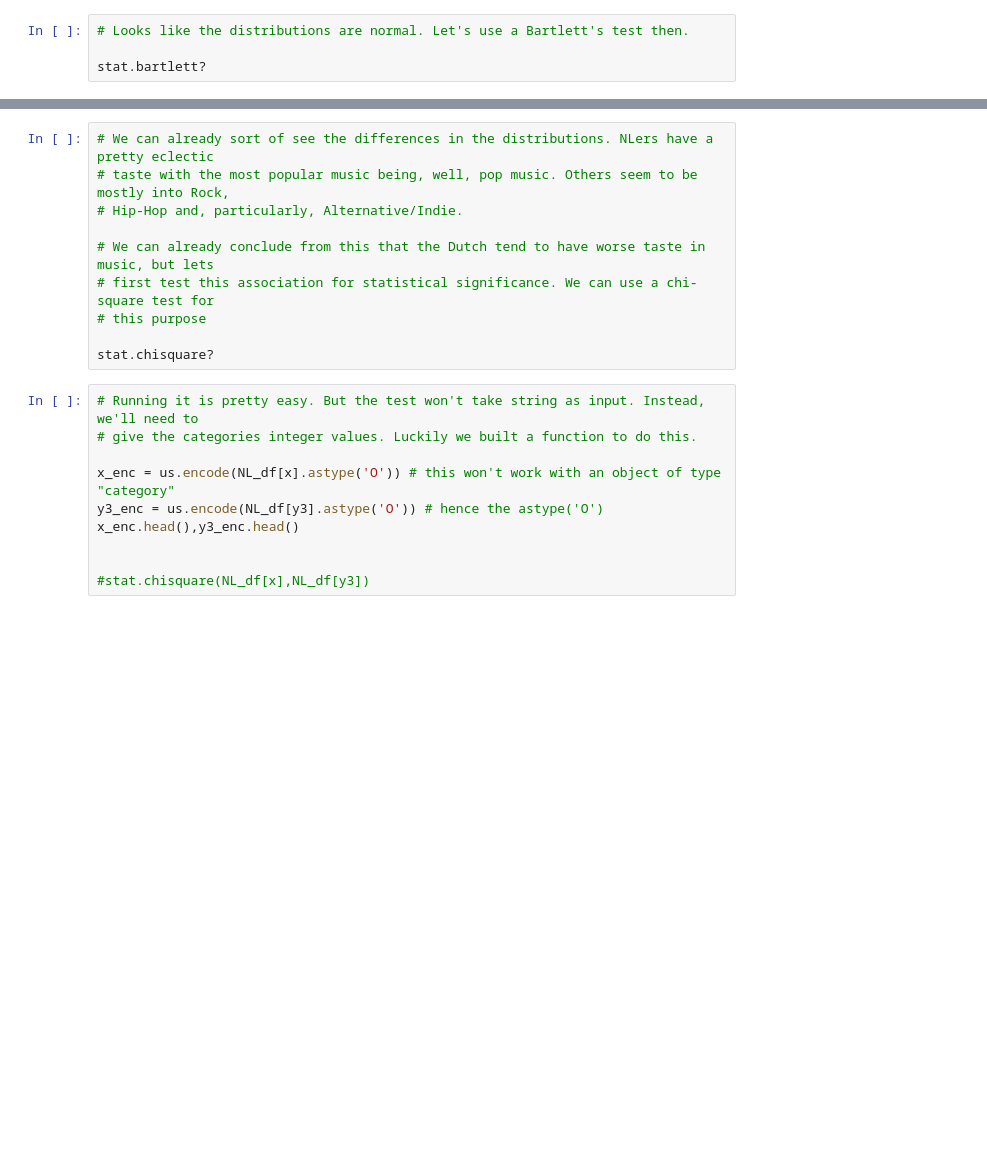
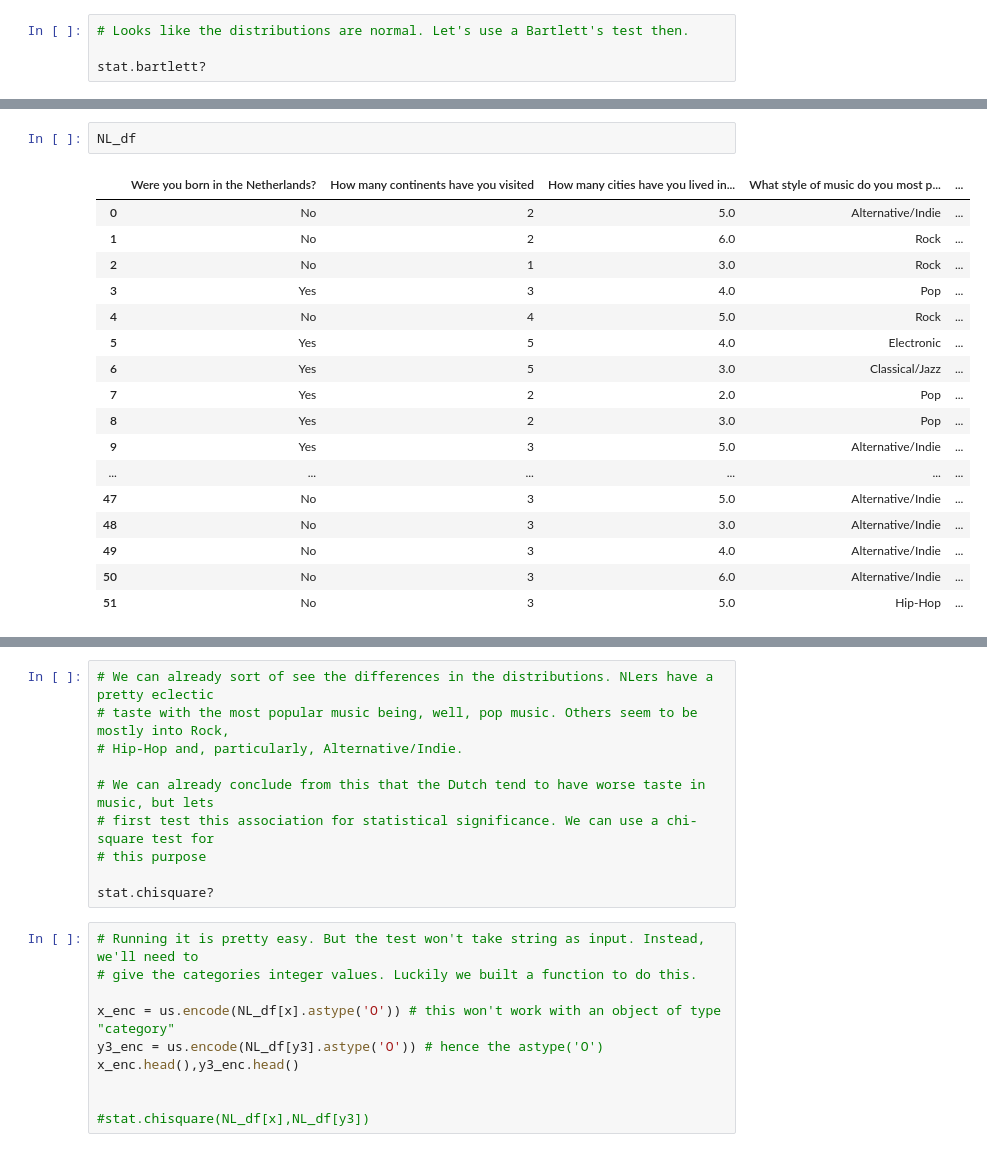
Before and after one commit to angela-tam/pycourse, a Jupyter notebook: Lesson 4.ipynb, the cells around one changed output, grey strips where cells are left out. Drawn from its saved outputs; the diff is of its cells as text; blank space fills up the shorter version.

```diff
--- a/Lesson 4.ipynb
+++ b/Lesson 4.ipynb
@@ -993,3 +1287,23 @@ print(stat.ttest_ind(a2,b2))
+# %%
+NL_df
+# %% [output]
+|  | Were you born in the Netherlands? | How many continents have you visited | How many cities have you lived in... | What style of music do you most p... | ... |
+| 0 | No | 2 | 5.0 | Alternative/Indie | ... |
+| 1 | No | 2 | 6.0 | Rock | ... |
+| 2 | No | 1 | 3.0 | Rock | ... |
+| 3 | Yes | 3 | 4.0 | Pop | ... |
+| 4 | No | 4 | 5.0 | Rock | ... |
+| 5 | Yes | 5 | 4.0 | Electronic | ... |
+| 6 | Yes | 5 | 3.0 | Classical/Jazz | ... |
+| 7 | Yes | 2 | 2.0 | Pop | ... |
+| 8 | Yes | 2 | 3.0 | Pop | ... |
+| 9 | Yes | 3 | 5.0 | Alternative/Indie | ... |
+| ... | ... | ... | ... | ... | ... |
+| 47 | No | 3 | 5.0 | Alternative/Indie | ... |
+| 48 | No | 3 | 3.0 | Alternative/Indie | ... |
+| 49 | No | 3 | 4.0 | Alternative/Indie | ... |
+| 50 | No | 3 | 6.0 | Alternative/Indie | ... |
+| 51 | No | 3 | 5.0 | Hip-Hop | ... |
 # %%
 # Lets go back and have a look at our categorical variable where we found the other
 # significant association. We'll use the pandas.crosstab function to get a better look at the
```
Also changed, not shown: parts of 82 cells of this notebook, 9 other files.
